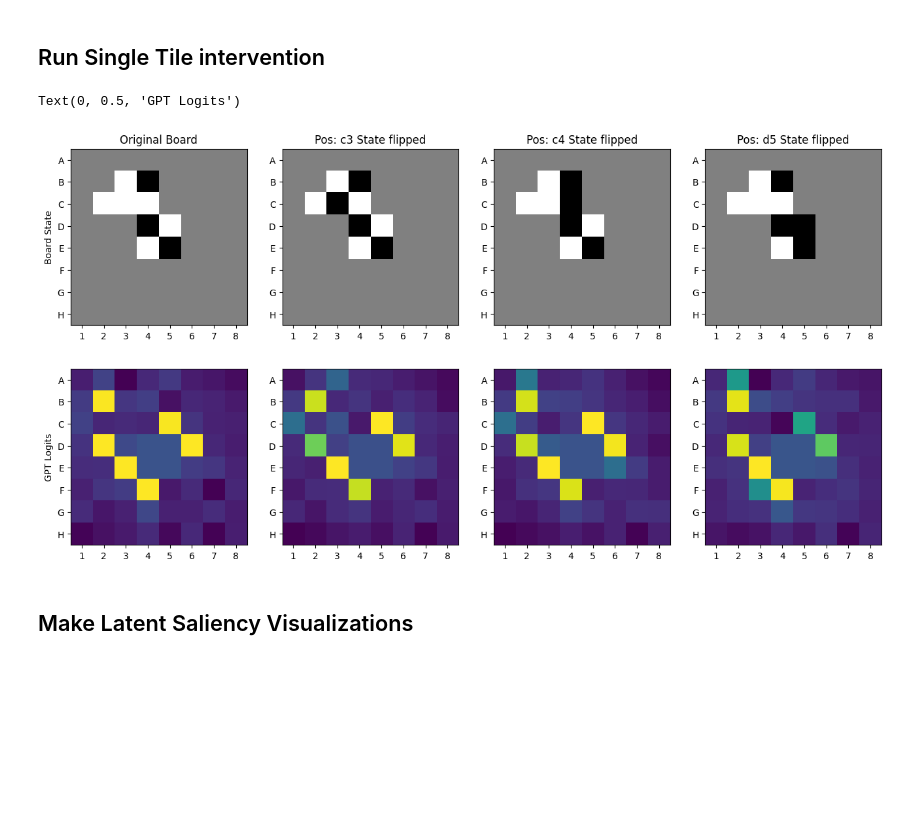
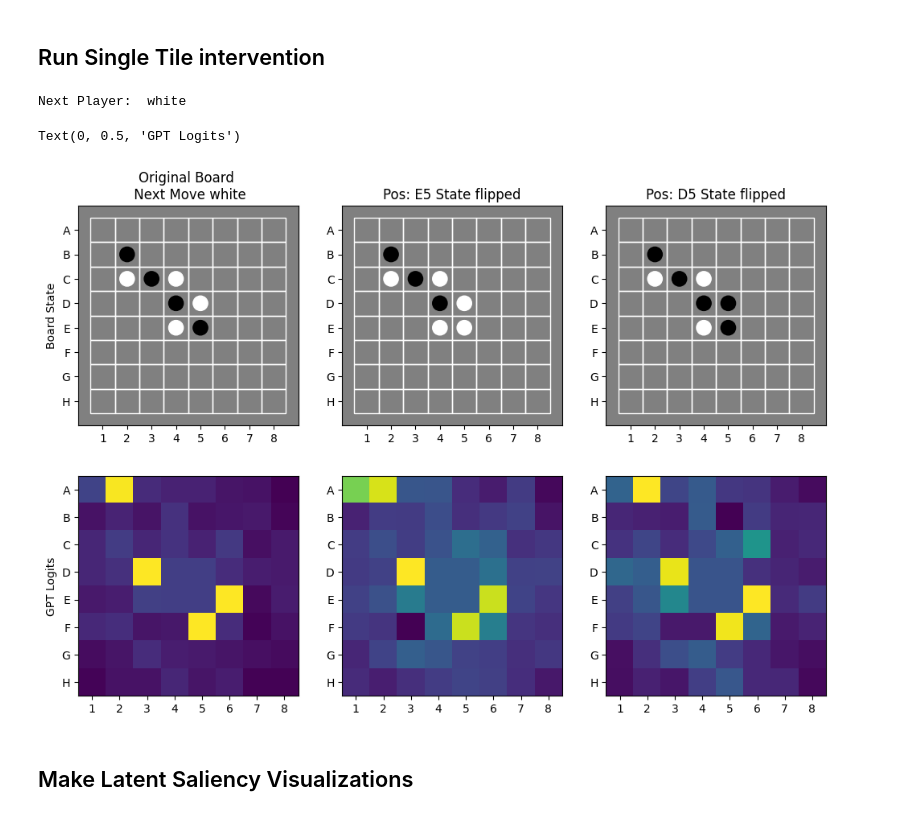
Before and after one commit to DeanHazineh/Emergent-World-Representations-Othello, a Jupyter notebook: dev_code2/view_causality_single_tile_flips.ipynb, the cells around one changed output. Cells and saved outputs as stored; diff of their text form; code cells hidden in the pictures; blank space fills up the shorter version.

Commit message:
update latent saliency plotting
.

```diff
--- a/dev_code2/view_causality_single_tile_flips.ipynb
+++ b/dev_code2/view_causality_single_tile_flips.ipynb
@@ -172,35 +176,33 @@ init_board, init_pred, interv_boards, interv_preds, actions = run_game_intervent
 # %%
+# Game sequence from the dataset chosen by index=#
+index = 350
+x, _ = game_dataset[index]
+number_moves = 4
+next_player = "white" if number_moves % 2 == 0 else "black"
+print("Next Player: ", next_player)
+
+intervention_moves = ["E5", "D5", ""]
+probe_path = "../EWOthello/ckpts/DeanKLi_GPT_Synthetic_8L8H/"
+probe_layer = 3
+init_board, init_pred, interv_boards, interv_preds, actions = run_game_intervention(x, number_moves, intervention_moves, probe_path, probe_layer, reassertion=True, verbose=False)
+
+### PLot the gameboard
 plot_boards = np.concatenate((init_board[None], interv_boards), axis=0)
 plot_logits = np.concatenate((init_pred[None], interv_preds), axis=0)
-prob_diff = scip.special.softmax(interv_preds) - scip.special.softmax(init_pred[None])
-
-### PLot the gameboard
 num_plot = plot_boards.shape[0]
-fig = plt.figure(figsize=(4*num_plot, 8))
-ax = plt_utils.addAxis(fig,2,num_plot)
+fig = plt.figure(figsize=(4 * num_plot, 8))
+ax = plt_utils.addAxis(fig, 2, num_plot)
 for i in range(num_plot):
-    ax[i].imshow(plot_boards[i], cmap="gray")
-    ax[i+num_plot].imshow(plot_logits[i])
+    plt_utils.plot_game_discs(plot_boards[i], ax[i])
+    ax[i + num_plot].imshow(plot_logits[i])
+    ax[0].set_title(f"Original Board \n Next Move {next_player}") if i == 0 else ax[i].set_title(actions[i - 1])
 plt_utils.format_ax_boardImage(ax)
-for i in range(num_plot):
-    ax[0].set_title("Original Board") if i==0 else ax[i].set_title(actions[i-1])
 ax[0].set_ylabel("Board State")
 ax[num_plot].set_ylabel("GPT Logits")
-
-# ### Plot the change plot
-# num_interv = len(intervention_moves)
-# fig = plt.figure(figsize=(4*num_interv, 4))
-# ax = plt_utils.addAxis(fig,1,num_interv)
-# for i in range(num_interv):
-#     ax[i].imshow(interv_boards[i], cmap="gray")
-#     ax[i].set_title(actions[i])
-#     im = ax[i].imshow(prob_diff[i], alpha=0.5, cmap="seismic", norm=TwoSlopeNorm(0))
-#     #plt_utils.addColorbar(fig, ax[i], im)
-# plt_utils.format_ax_boardImage(ax)
-# ax[0].set_ylabel("Change In Next-Move Prob.")
 # %% [output]
-Text(0, 0.5, 'GPT Logits')
+Next Player:  white
+Text(0, 0.5, 'GPT Logits')
-[figure, old version]
+[figure, new version]
 # %% [markdown]
 ## Make Latent Saliency Visualizations
 # %%
```
Also changed, not shown: parts of 7 cells of this notebook, 1 other file.
